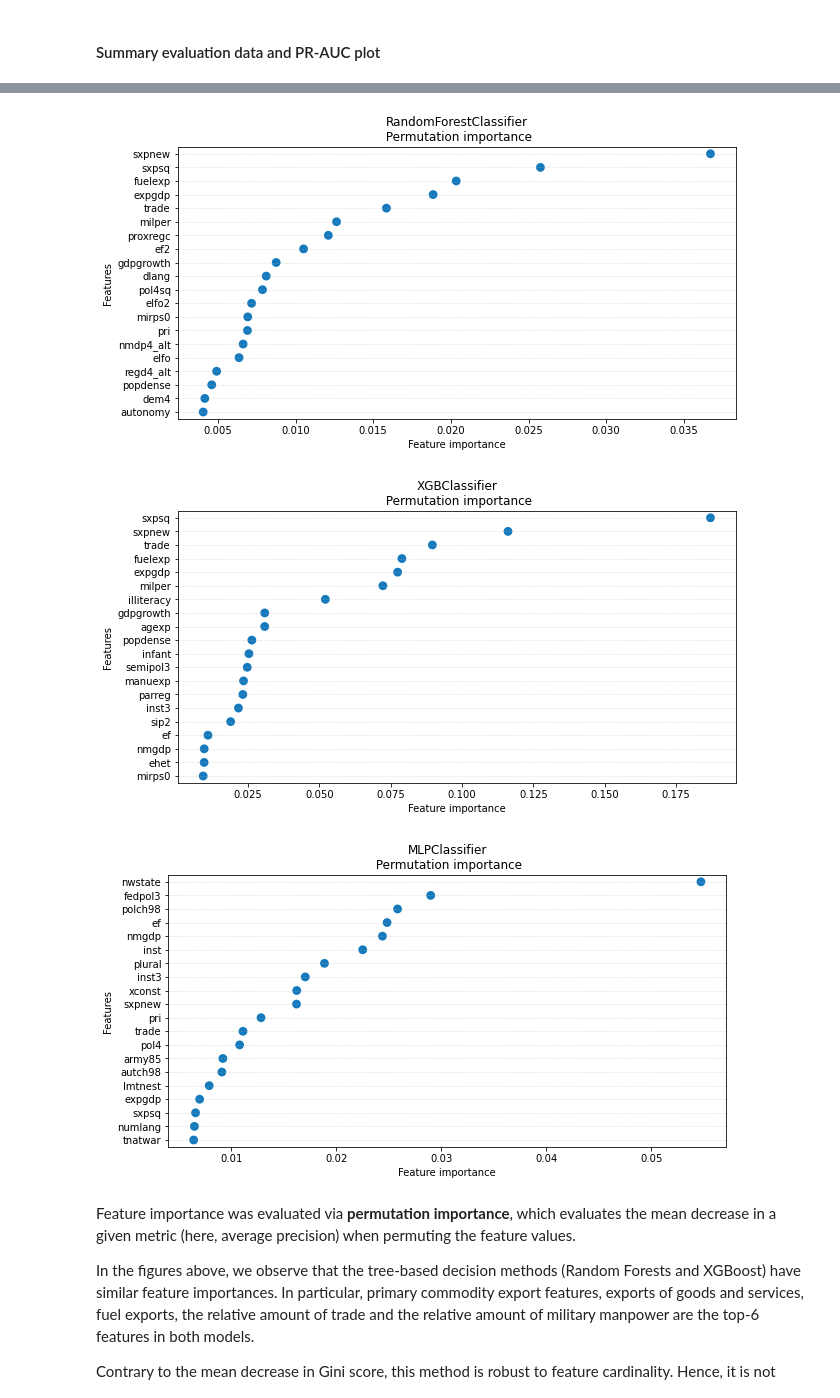
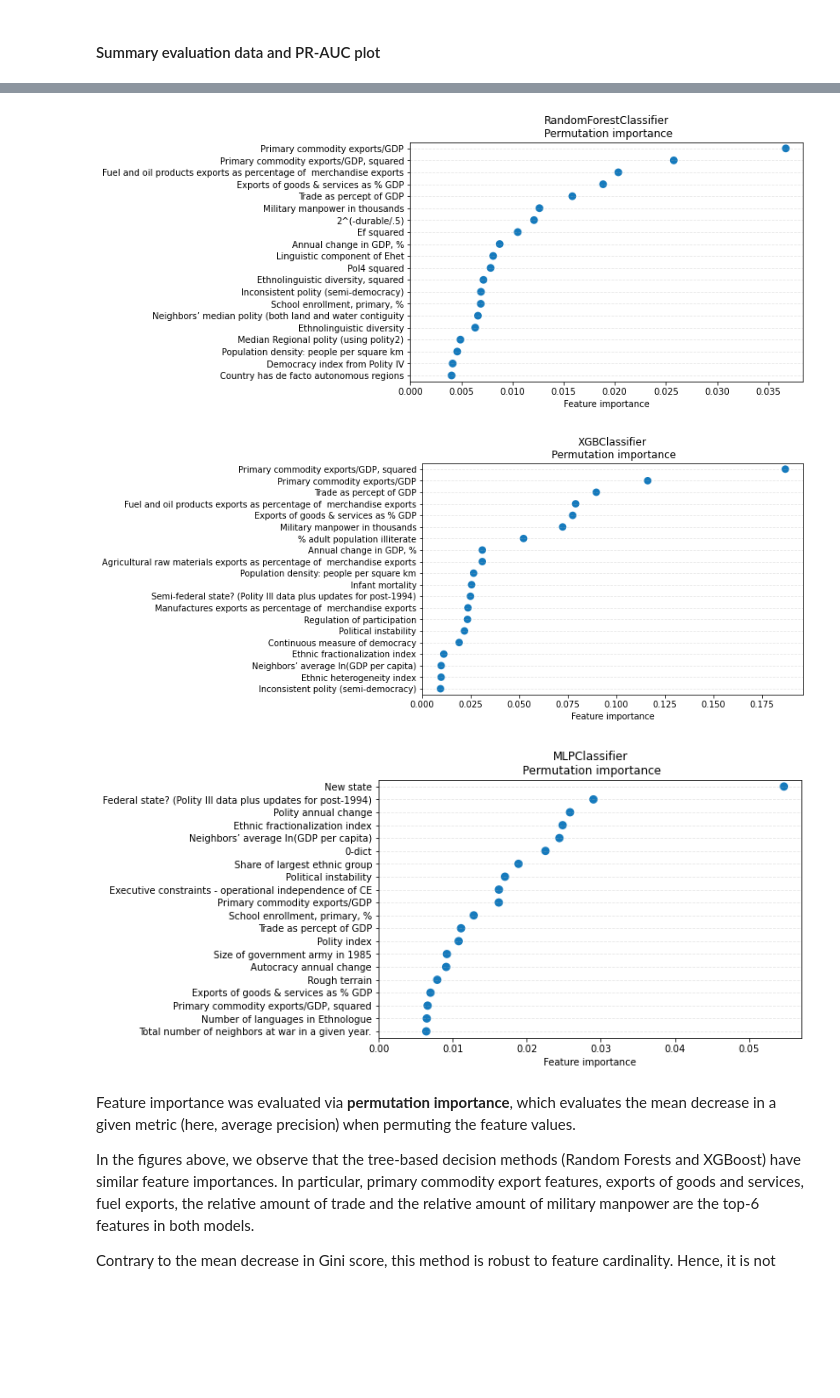
Before and after one commit to epfl-ada/ada-2020-project-milestone-p3-p3_navaja, a Jupyter notebook: extension_reportv2.ipynb, the cells around one changed output, grey strips where cells are left out. Saved outputs shown, nothing was run; the diff lists cells and outputs as text; code cells hidden in the pictures; blank space fills up the shorter version.

```diff
--- a/extension_reportv2.ipynb
+++ b/extension_reportv2.ipynb
@@ -469,4 +500 @@ Fitting 10 folds for each of 12 candidates, totalling 120 fits
 [figure]
-# %%
-grid = GridSearchCV(nn, params_nn, cv=10, scoring='average_precision', verbose=1)
-grid.fit(X_train, y_train)
@@ -492,7 +501,7 @@ GridSearchCV(cv=10,
 # %%
-p_xgb, r_xgb, pr_auc_xgb, roc_auc_xgb, f1_xgb, grid_xgb = fit_predict(X, y, xgb, params_xgb)
+pr_auc_xgb, roc_auc_xgb, f1_xgb, grid_xgb = fit_predict(X, y, xgb, params_xgb)
 
-comparison_data['XGB'] = {'PR': pr_auc_xgb, 'ROC': roc_auc_xgb, 'F1': f1_xgb}
+comparison_data_ML_algos['XGB'] = {'PR': pr_auc_xgb, 'ROC': roc_auc_xgb, 'F1': f1_xgb}
 # %% [output]
 Fitting 10 folds for each of 18 candidates, totalling 180 fits
 [Parallel(n_jobs=1)]: Using backend SequentialBackend with 1 concurrent workers.
@@ -501,9 +510,9 @@ Fitting 10 folds for each of 18 candidates, totalling 180 fits
 # %% [markdown]
 While tree-based methods are usually robust to strong data variance, feature scaling is a necessary preprocessing step for neural networks. Here, continuous variables were standardized to zero mean and unit variance before training.
 # %%
-p_nn, r_nn, pr_auc_nn, roc_auc_nn, f1_nn, grid_nn = fit_predict(X, y, nn, params_nn, normalize=True)
+pr_auc_nn, roc_auc_nn, f1_nn, grid_nn = fit_predict(X, y, nn, params_nn, normalize=True)
 
-comparison_data['NN'] = {'PR': pr_auc_nn, 'ROC': roc_auc_nn, 'F1': f1_nn}
+comparison_data_ML_algos['NN'] = {'PR': pr_auc_nn, 'ROC': roc_auc_nn, 'F1': f1_nn}
 # %% [output]
 Fitting 10 folds for each of 18 candidates, totalling 180 fits
 [Parallel(n_jobs=1)]: Using backend SequentialBackend with 1 concurrent workers.
@@ -537,41 +533,48 @@ Concerning the tree-based methods, these observations are in accord with correct
 
 Overall, XGBoost was the best model for this task. In addition to its sheer rapidity, this algorithm has become increasingly popular for its performance in a variety of machine learning challenges [8, 9].
 # %%
-def feature_importance_visualization(grid, X_test, y_test, N=20, seed=seed, scoring='average_precision'):
-    fig = plt.figure(figsize=(10,5))
+def feature_importance_visualization(grid, X_test, y_test, estimator_name,
+                                     N=20, seed=seed, scoring='average_precision'):
+
+    fig = plt.figure(figsize=(8,5))
+    ax = fig.add_subplot(111)
 
     pi_mean = permutation_importance(grid, X_test, y_test, random_state=seed, scoring=scoring).importances_mean
 
     sorted_idx = np.argsort(-pi_mean)[:N]
+    top_keys = df.drop(['cowcode', 'year', 'warstds'] + geo_cols, axis=1).columns[sorted_idx]
+    top_labels = [mapping[key].replace('\n', '').split(';')[0] for key in top_keys]
 
-    sns.pointplot(x=pi_mean[sorted_idx],
-                  y=df.drop(['cowcode', 'year', 'warstds'] + geo_cols, axis=1).columns[sorted_idx],
-                  join=False,
-                  color=palette[2])
+    sns.pointplot(x=pi_mean[sorted_idx], y=top_labels,
+                  join=False, color=palette[2], ax=ax)
+    ax.set_xlim(left=0) # Minimum score possible: 0
 
-    plt.grid(axis='y', alpha=0.3, linestyle='--')
-    plt.title(grid.estimator.steps[-1][-1].__str__().split('(')[0] + '\n Permutation importance')
-    plt.ylabel('Features')
-    plt.xlabel('Feature importance')
+    ax.grid(axis='y', alpha=0.3, linestyle='--')
+    ax.set_title(estimator_name + '\n Permutation importance')
+    ax.set_xlabel('Feature importance')
+
+    plt.savefig('fig/' + estimator_name + '_PI.png', bbox_inches='tight')
     plt.show()
 # %%
 normalize_mask = [False, False, True]
 grids = [grid_rf, grid_xgb, grid_nn]
 
 X_train, X_test, y_train, y_test = train_test_split(X, y, test_size=.15, random_state=seed)
 
 for i, grid in enumerate(grids):
     if normalize_mask[i]:
         # Standardize continuous features for MLP
         scaler = StandardScaler()
         non_cat_cols = find_categorical_features(X)
         X_train[:,non_cat_cols] = scaler.fit_transform(X_train[:,non_cat_cols])
         X_test[:,non_cat_cols] = scaler.transform(X_test[:,non_cat_cols])
-    feature_importance_visualization(grid, X_test, y_test)
+
+    estimator_name = grid.estimator.steps[-1][-1].__str__().split('(')[0]
+    feature_importance_visualization(grid, X_test, y_test, estimator_name)
 # %% [output]
-[figure, old version]
+[figure, new version]
-[figure, old version]
+[figure, new version]
-[figure, old version]
+[figure, new version]
 # %% [markdown]
 Feature importance was evaluated via **permutation importance**, which evaluates the mean decrease in a given metric (here, average precision) when permuting the feature values.
 
```
Also changed, not shown: parts of 24 cells of this notebook.
